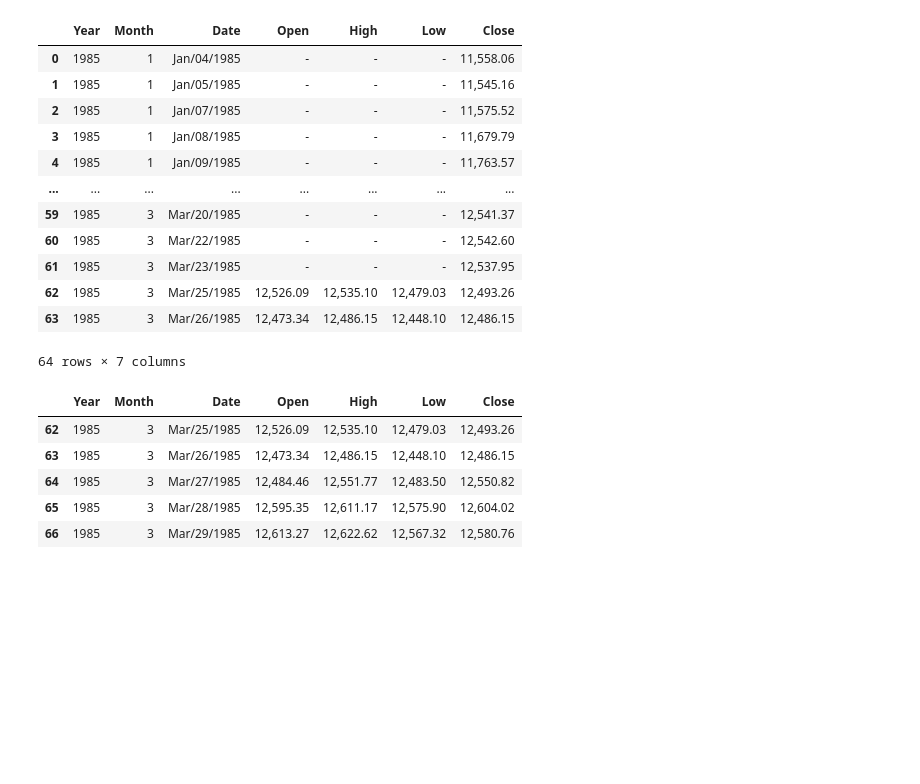
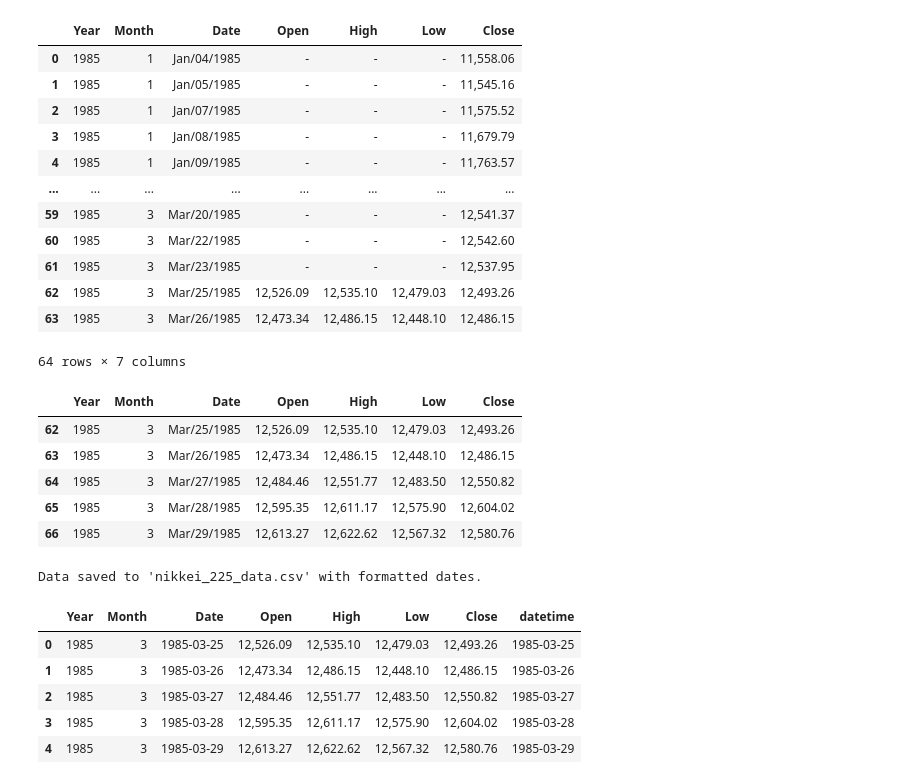
Before and after one commit to ghuckabe/DSTMarketAnalysis, a Jupyter notebook: nikkei_index.ipynb, the cells around one changed output. Saved outputs shown, nothing was run; the diff lists cells and outputs as text; code cells hidden in the pictures; blank space fills up the shorter version.

```diff
--- a/nikkei_index.ipynb
+++ b/nikkei_index.ipynb
@@ -107,3 +113,30 @@ nikkei.head()
 | 64 | 1985 | 3 | Mar/27/1985 | 12,484.46 | 12,551.77 | 12,483.50 | 12,550.82 |
 | 65 | 1985 | 3 | Mar/28/1985 | 12,595.35 | 12,611.17 | 12,575.90 | 12,604.02 |
 | 66 | 1985 | 3 | Mar/29/1985 | 12,613.27 | 12,622.62 | 12,567.32 | 12,580.76 |
+# %%
+# Convert the 'Date' column of the 'nikkei' DataFrame to datetime format
+nikkei['Date'] = pd.to_datetime(nikkei['Date'], format='%b/%d/%Y')
+
+# Add a new 'datetime' column (the datetime object)
+nikkei['datetime'] = nikkei['Date']
+
+# Format the 'Date' column as 'YYYY-MM-DD'
+nikkei['Date'] = nikkei['Date'].dt.strftime('%Y-%m-%d')
+
+# Save the DataFrame to CSV
+output_filename = "nikkei_225_data.csv"
+nikkei.to_csv(output_filename, index=False)
+print(f"Data saved to '{output_filename}' with formatted dates.")
+# %% [output]
+Data saved to 'nikkei_225_data.csv' with formatted dates.
+# %%
+nikkei=pd.read_csv('nikkei_225_data.csv')
+# %%
+nikkei.head()
+# %% [output]
+|  | Year | Month | Date | Open | High | Low | Close | datetime |
+| 0 | 1985 | 3 | 1985-03-25 | 12,526.09 | 12,535.10 | 12,479.03 | 12,493.26 | 1985-03-25 |
+| 1 | 1985 | 3 | 1985-03-26 | 12,473.34 | 12,486.15 | 12,448.10 | 12,486.15 | 1985-03-26 |
+| 2 | 1985 | 3 | 1985-03-27 | 12,484.46 | 12,551.77 | 12,483.50 | 12,550.82 | 1985-03-27 |
+| 3 | 1985 | 3 | 1985-03-28 | 12,595.35 | 12,611.17 | 12,575.90 | 12,604.02 | 1985-03-28 |
+| 4 | 1985 | 3 | 1985-03-29 | 12,613.27 | 12,622.62 | 12,567.32 | 12,580.76 | 1985-03-29 |
```
Also changed, not shown: parts of 6 cells of this notebook.
